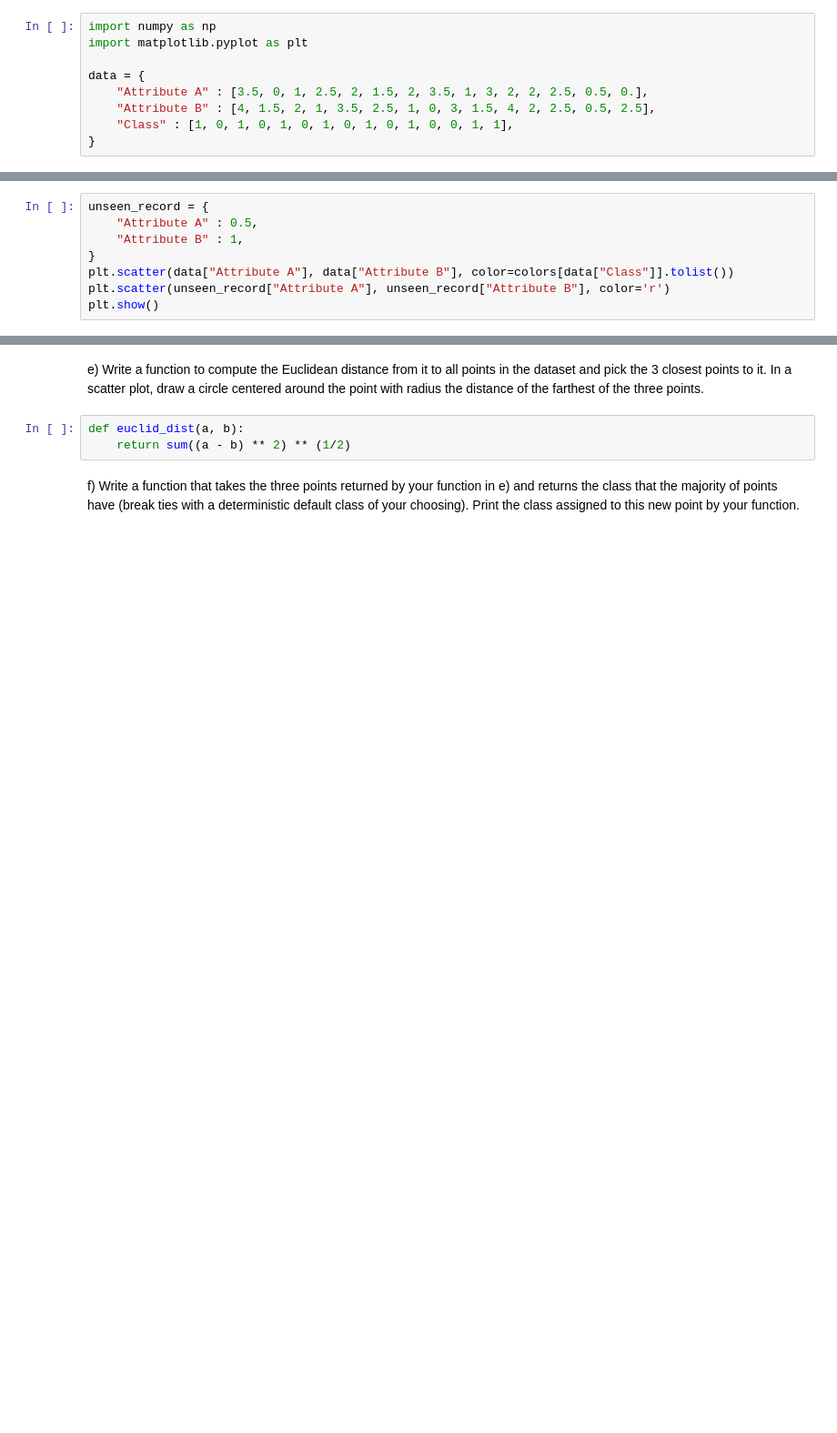
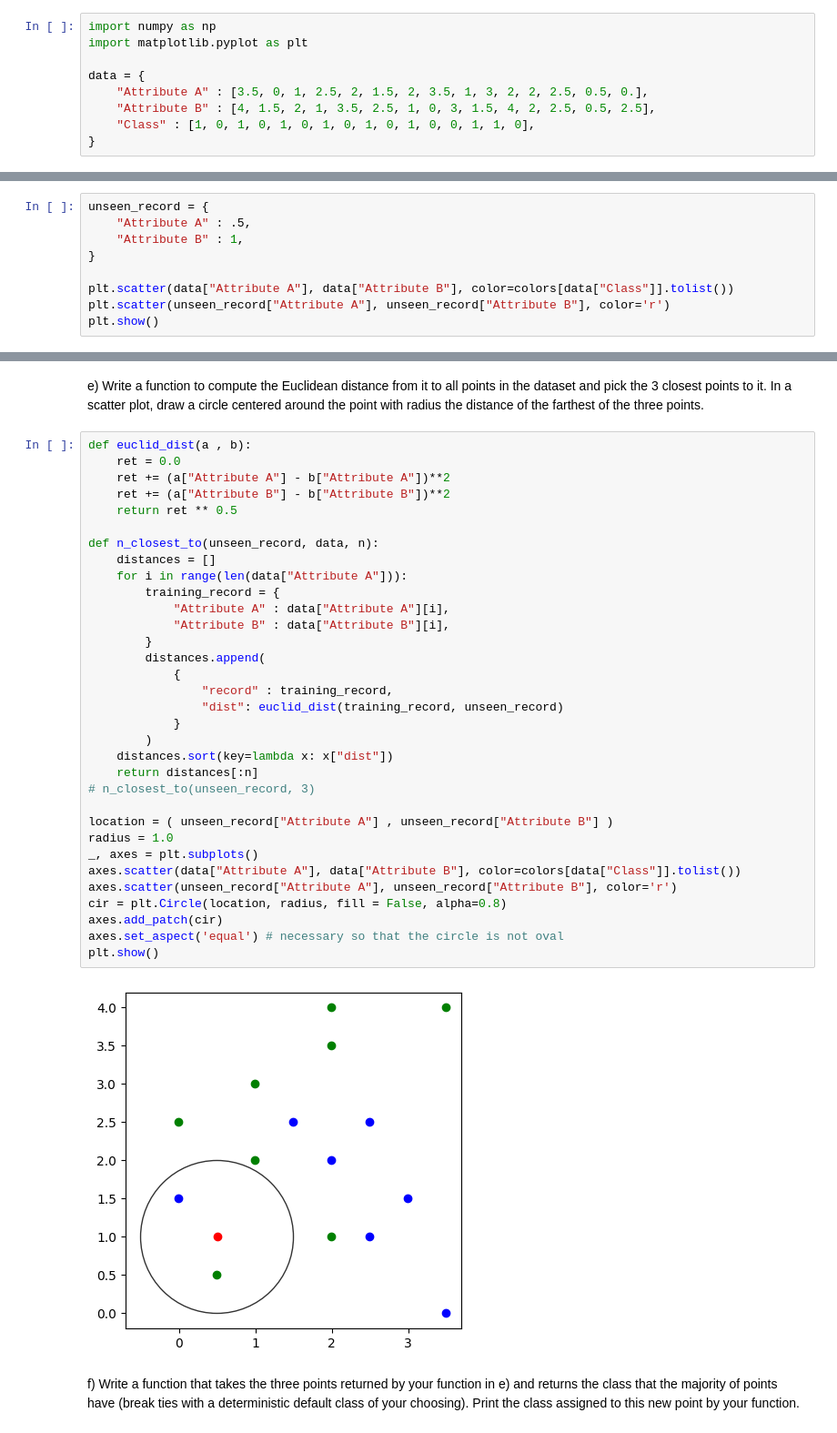
Before and after one commit to sj0726/CS506-Fall2022, a Jupyter notebook: worksheets/worksheet_09.ipynb, the cells around one changed output, grey strips where cells are left out. Shown: that part at 91% size. Drawn from its saved outputs; the diff is of its cells as text; blank space fills up the shorter version.

```diff
--- a/worksheets/worksheet_09.ipynb
+++ b/worksheets/worksheet_09.ipynb
@@ -40,7 +35,7 @@ import matplotlib.pyplot as plt
 data = {
     "Attribute A" : [3.5, 0, 1, 2.5, 2, 1.5, 2, 3.5, 1, 3, 2, 2, 2.5, 0.5, 0.],
     "Attribute B" : [4, 1.5, 2, 1, 3.5, 2.5, 1, 0, 3, 1.5, 4, 2, 2.5, 0.5, 2.5],
-    "Class" : [1, 0, 1, 0, 1, 0, 1, 0, 1, 0, 1, 0, 0, 1, 1],
+    "Class" : [1, 0, 1, 0, 1, 0, 1, 0, 1, 0, 1, 0, 0, 1, 1, 0],
 }
 # %% [markdown]
 a) Plot the data in a 2D plot coloring each scatter point one of two colors depending on its corresponding class.
@@ -72,9 +67,10 @@ For the following point
 d) Plot it in a different color along with the rest of the points in the dataset.
 # %%
 unseen_record = {
-    "Attribute A" : 0.5,
+    "Attribute A" : .5,
     "Attribute B" : 1,
 }
+
 plt.scatter(data["Attribute A"], data["Attribute B"], color=colors[data["Class"]].tolist())
 plt.scatter(unseen_record["Attribute A"], unseen_record["Attribute B"], color='r')
 plt.show()
@@ -82,8 +78,40 @@ plt.show()
 [figure]
 # %% [markdown]
 e) Write a function to compute the Euclidean distance from it to all points in the dataset and pick the 3 closest points to it. In a scatter plot, draw a circle centered around the point with radius the distance of the farthest of the three points.
-# %%
-def euclid_dist(a, b):
-    return sum((a - b) ** 2) ** (1/2)
+# %%
+def euclid_dist(a , b):
+    ret = 0.0
+    ret += (a["Attribute A"] - b["Attribute A"])**2
+    ret += (a["Attribute B"] - b["Attribute B"])**2
+    return ret ** 0.5
+
+def n_closest_to(unseen_record, data, n):
+    distances = []
+    for i in range(len(data["Attribute A"])):
+        training_record = {
+            "Attribute A" : data["Attribute A"][i],
+            "Attribute B" : data["Attribute B"][i],
+        }
+        distances.append(
+            {
+                "record" : training_record,
+                "dist": euclid_dist(training_record, unseen_record)
+            }
+        )
+    distances.sort(key=lambda x: x["dist"])
+    return distances[:n]
+# n_closest_to(unseen_record, 3)
+
+location = ( unseen_record["Attribute A"] , unseen_record["Attribute B"] )
+radius = 1.0
+_, axes = plt.subplots()
+axes.scatter(data["Attribute A"], data["Attribute B"], color=colors[data["Class"]].tolist())
+axes.scatter(unseen_record["Attribute A"], unseen_record["Attribute B"], color='r')
+cir = plt.Circle(location, radius, fill = False, alpha=0.8)
+axes.add_patch(cir)
+axes.set_aspect('equal') # necessary so that the circle is not oval
+plt.show()
+# %% [output]
+[figure, added]
 # %% [markdown]
 f) Write a function that takes the three points returned by your function in e) and returns the class that the majority of points have (break ties with a deterministic default class of your choosing). Print the class assigned to this new point by your function.
```
Also changed, not shown: parts of 7 cells of this notebook.
